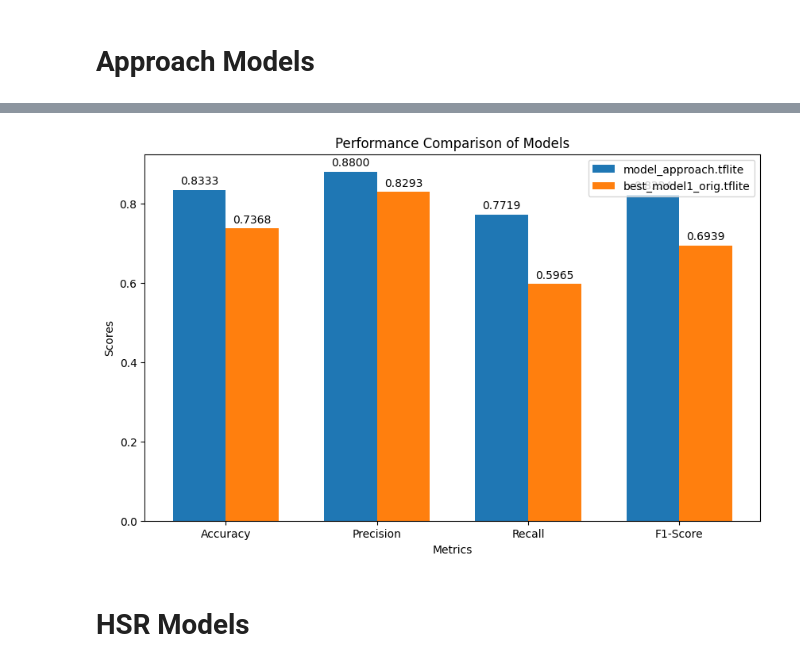
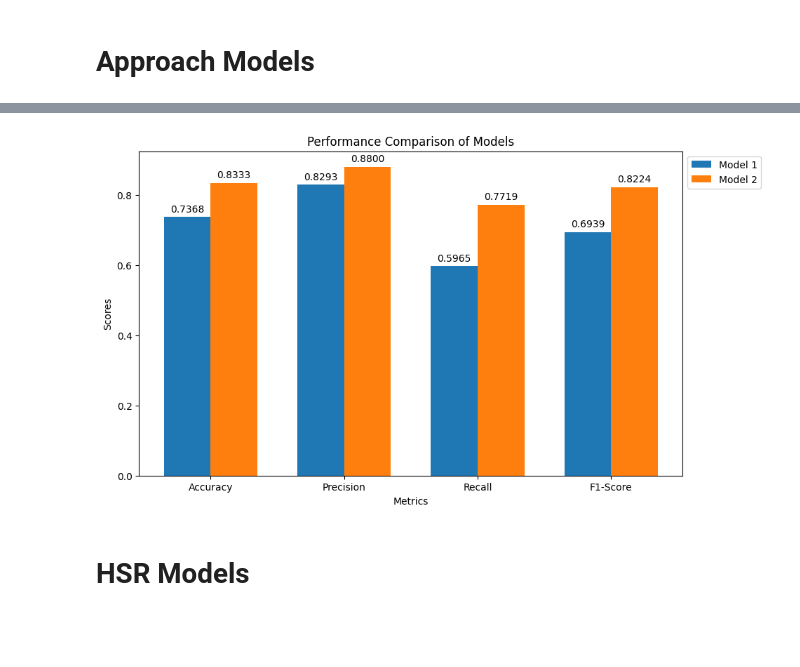
Before and after one commit to MirelaElla/CatWatcher, a Jupyter notebook: compareModels.ipynb, the cells around one changed output, grey strips where cells are left out. Saved outputs shown, nothing was run; the diff lists cells and outputs as text; code cells hidden in the pictures; blank space fills up the shorter version.

Commit message:
make model comparison functions more generic

```diff
--- a/compareModels.ipynb
+++ b/compareModels.ipynb
@@ -247,51 +115,52 @@ F1-Score: 0.6939
 import matplotlib.pyplot as plt
 
 # Metrics from the model evaluation
-metrics_approach = {
-    'Accuracy': accuracy_approach,
-    'Precision': precision_approach,
-    'Recall': recall_approach,
-    'F1-Score': f1_approach
+metrics_m1 = {
+    'Accuracy': accuracy_1,
+    'Precision': precision_1,
+    'Recall': recall_1,
+    'F1-Score': f1_1
 }
 
-metrics_orig = {
-    'Accuracy': accuracy_orig,
-    'Precision': precision_orig,
-    'Recall': recall_orig,
-    'F1-Score': f1_orig
+metrics_m2 = {
+    'Accuracy': accuracy_2,
+    'Precision': precision_2,
+    'Recall': recall_2,
+    'F1-Score': f1_2
 }
 
 # Plotting the metrics
 fig, ax = plt.subplots(figsize=(10, 6))
-index = range(len(metrics_approach))
+index = range(len(metrics_m1))
 bar_width = 0.35
 
-bar1 = ax.bar(index, metrics_approach.values(), bar_width, label='model_approach.tflite')
-bar2 = ax.bar([i + bar_width for i in index], metrics_orig.values(), bar_width, label='best_model1_orig.tflite')
+bar1 = ax.bar(index, metrics_m1.values(), bar_width, label='Model 1')
+bar2 = ax.bar([i + bar_width for i in index], metrics_m2.values(), bar_width, label='Model 2')
 
 ax.set_xlabel('Metrics')
 ax.set_ylabel('Scores')
 ax.set_title('Performance Comparison of Models')
 ax.set_xticks([i + bar_width / 2 for i in index])
-ax.set_xticklabels(metrics_approach.keys())
-ax.legend()
+ax.set_xticklabels(metrics_m1.keys())
+# Adjust legend position to avoid cutting off bars
+ax.legend(loc='upper left', bbox_to_anchor=(1, 1))
 
 # Adding data labels
 def add_labels(bars):
     for bar in bars:
         height = bar.get_height()
         ax.annotate(f'{height:.4f}',
                     xy=(bar.get_x() + bar.get_width() / 2, height),
                     xytext=(0, 3),  # 3 points vertical offset
                     textcoords="offset points",
                     ha='center', va='bottom')
 
 add_labels(bar1)
 add_labels(bar2)
 
 plt.show()
 # %% [output]
-[figure, old version]
+[figure, new version]
 # %% [markdown]
 # HSR Models
 # %%
```
Also changed, not shown: parts of 7 cells of this notebook.
